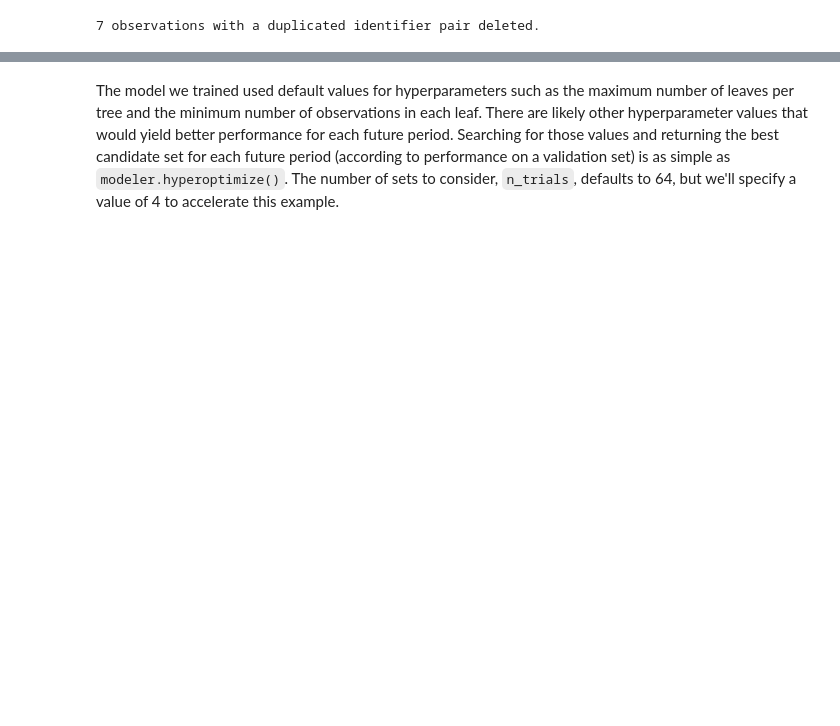
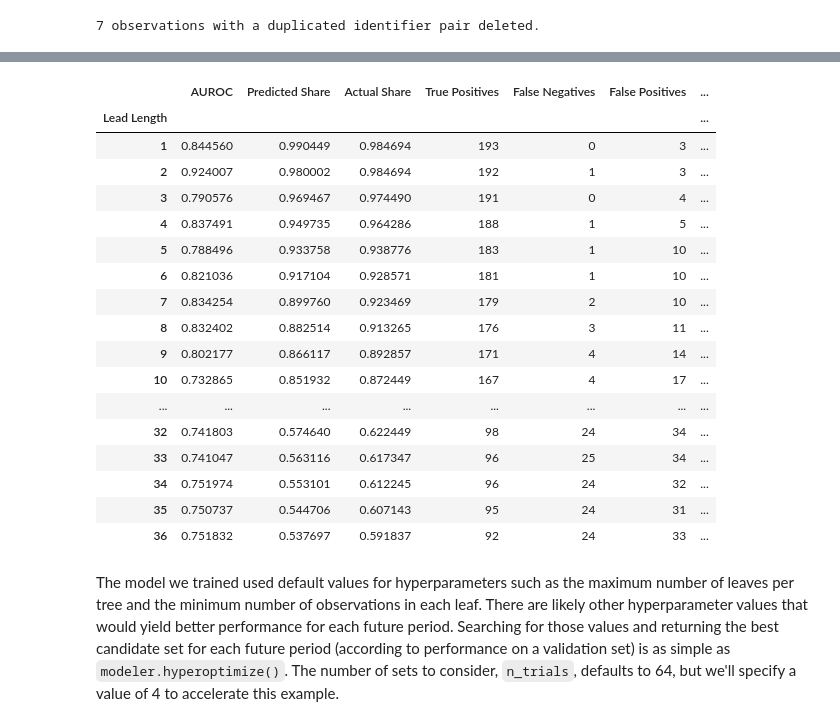
Before and after one commit to IDA-HumanCapital/fife, a Jupyter notebook: examples/country_leadership.ipynb, the cells around one changed output, grey strips where cells are left out. Drawn from its saved outputs; the diff is of its cells as text; code cells hidden in the pictures; blank space fills up the shorter version.

```diff
--- a/examples/country_leadership.ipynb
+++ b/examples/country_leadership.ipynb
@@ -255,3 +299,25 @@ metrics
+# %%
+metrics = modeler.evaluate()
+metrics
+# %% [output]
+|  | AUROC | Predicted Share | Actual Share | True Positives | False Negatives | False Positives | ... |
+| Lead Length |  |  |  |  |  |  | ... |
+| 1 | 0.844560 | 0.990449 | 0.984694 | 193 | 0 | 3 | ... |
+| 2 | 0.924007 | 0.980002 | 0.984694 | 192 | 1 | 3 | ... |
+| 3 | 0.790576 | 0.969467 | 0.974490 | 191 | 0 | 4 | ... |
+| 4 | 0.837491 | 0.949735 | 0.964286 | 188 | 1 | 5 | ... |
+| 5 | 0.788496 | 0.933758 | 0.938776 | 183 | 1 | 10 | ... |
+| 6 | 0.821036 | 0.917104 | 0.928571 | 181 | 1 | 10 | ... |
+| 7 | 0.834254 | 0.899760 | 0.923469 | 179 | 2 | 10 | ... |
+| 8 | 0.832402 | 0.882514 | 0.913265 | 176 | 3 | 11 | ... |
+| 9 | 0.802177 | 0.866117 | 0.892857 | 171 | 4 | 14 | ... |
+| 10 | 0.732865 | 0.851932 | 0.872449 | 167 | 4 | 17 | ... |
+| ... | ... | ... | ... | ... | ... | ... | ... |
+| 32 | 0.741803 | 0.574640 | 0.622449 | 98 | 24 | 34 | ... |
+| 33 | 0.741047 | 0.563116 | 0.617347 | 96 | 25 | 34 | ... |
+| 34 | 0.751974 | 0.553101 | 0.612245 | 96 | 24 | 32 | ... |
+| 35 | 0.750737 | 0.544706 | 0.607143 | 95 | 24 | 31 | ... |
+| 36 | 0.751832 | 0.537697 | 0.591837 | 92 | 24 | 33 | ... |
 # %% [markdown]
 The model we trained used default values for hyperparameters such as the maximum number of leaves per tree and the minimum number of observations in each leaf. There are likely other hyperparameter values that would yield better performance for each future period. Searching for those values and returning the best candidate set for each future period (according to performance on a validation set) is as simple as `modeler.hyperoptimize()`. The number of sets to consider, `n_trials`, defaults to 64, but we'll specify a value of 4 to accelerate this example.
 # %%
```
Also changed, not shown: parts of 27 cells of this notebook.
